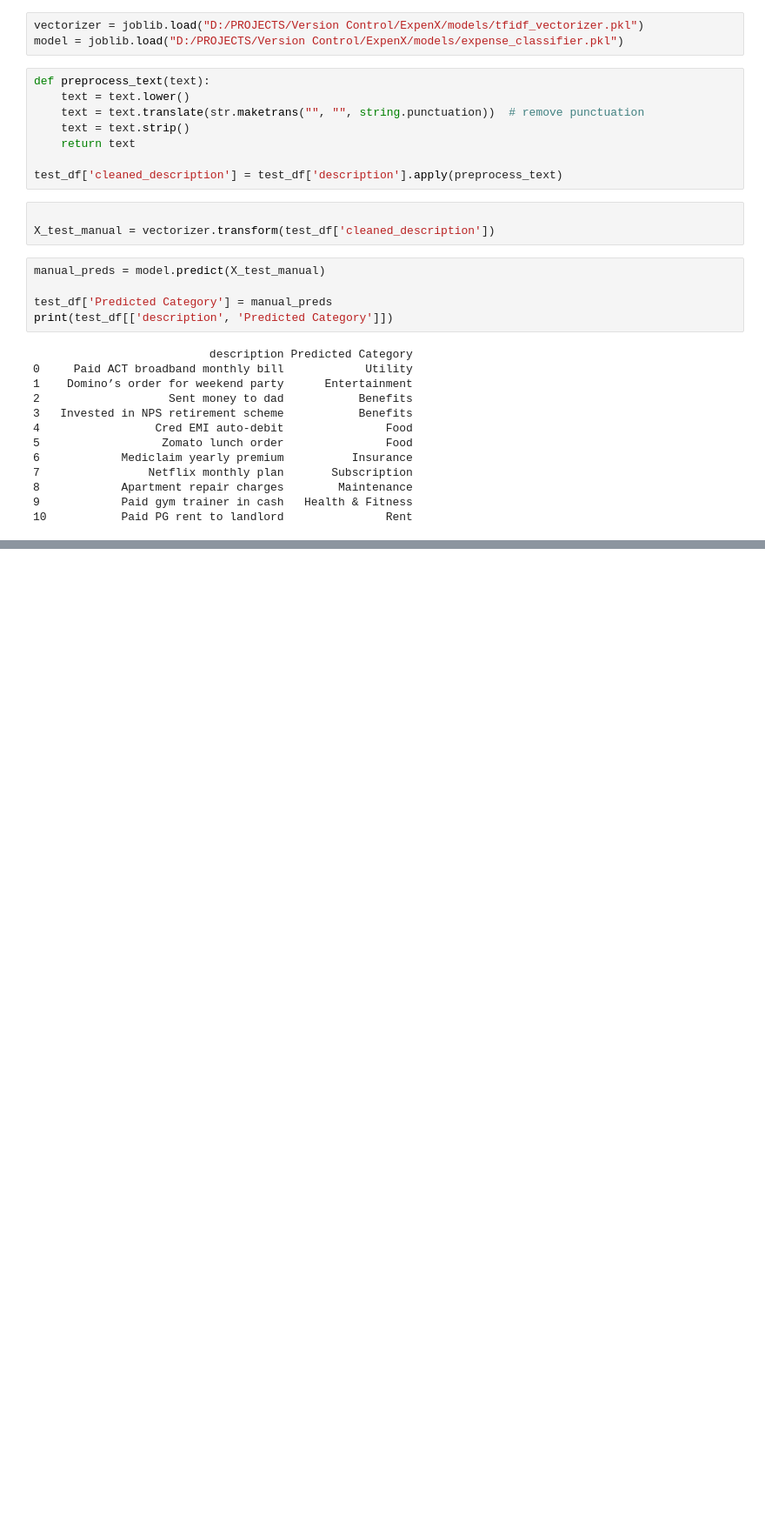
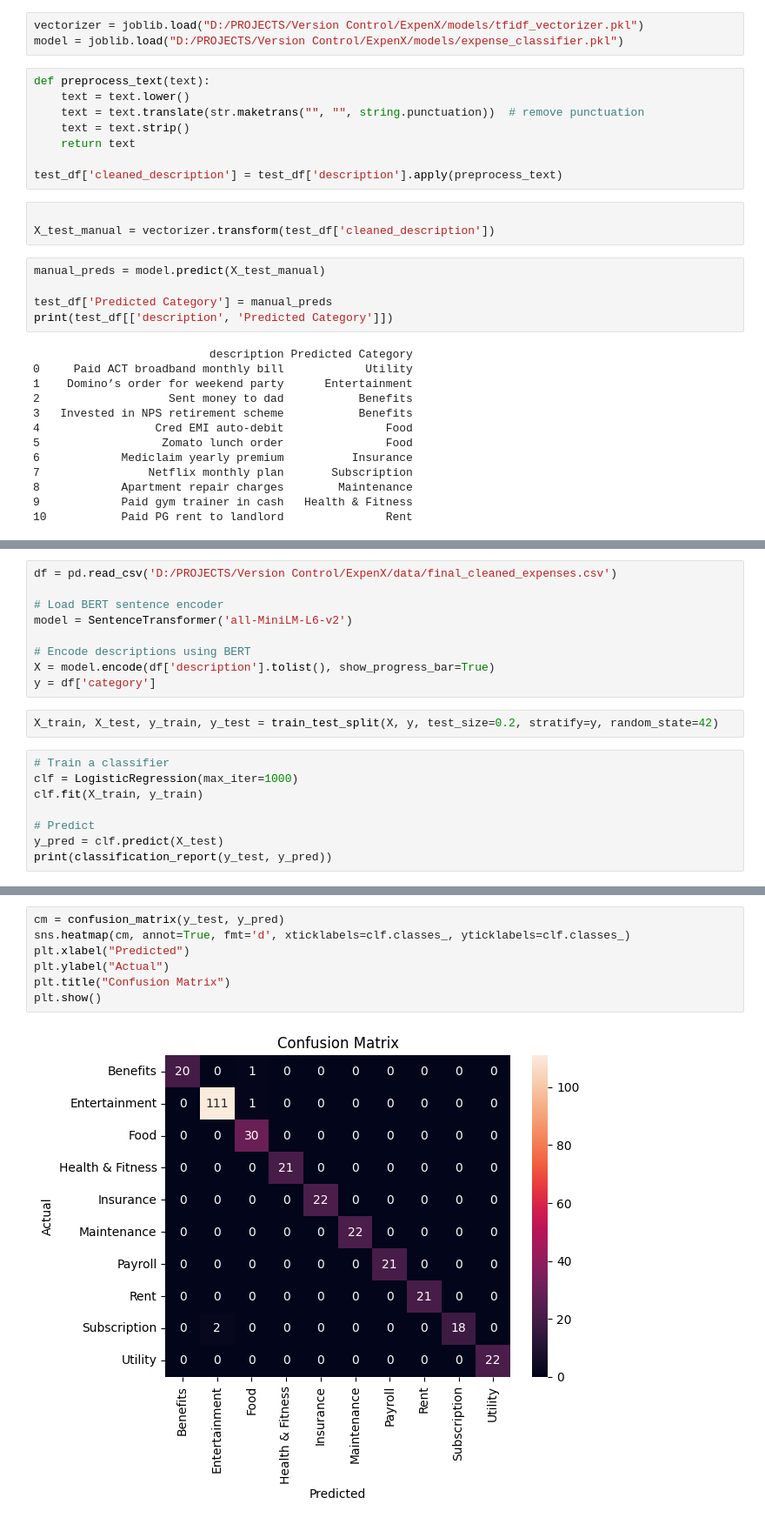
Before and after one commit to TensorNaut/ExpenX, a Jupyter notebook: Notebook/02_train_classifier.ipynb, the cells around one changed output, grey strips where cells are left out. Shown at 87% size. Cells and saved outputs as stored; diff of their text form; blank space fills up the shorter version.

Commit message:
updated classifier, changed to bert based classifier

```diff
--- a/Notebook/02_train_classifier.ipynb
+++ b/Notebook/02_train_classifier.ipynb
@@ -133,0 +140,19 @@ print(test_df[['description', 'Predicted Category']])
+# %%
+df = pd.read_csv('D:/PROJECTS/Version Control/ExpenX/data/final_cleaned_expenses.csv')
+
+# Load BERT sentence encoder
+model = SentenceTransformer('all-MiniLM-L6-v2')
+
+# Encode descriptions using BERT
+X = model.encode(df['description'].tolist(), show_progress_bar=True)
+y = df['category']
+# %%
+X_train, X_test, y_train, y_test = train_test_split(X, y, test_size=0.2, stratify=y, random_state=42)
+# %%
+# Train a classifier
+clf = LogisticRegression(max_iter=1000)
+clf.fit(X_train, y_train)
+
+# Predict
+y_pred = clf.predict(X_test)
+print(classification_report(y_test, y_pred))
@@ -133,0 +176,9 @@ print(test_df[['description', 'Predicted Category']])
+# %%
+cm = confusion_matrix(y_test, y_pred)
+sns.heatmap(cm, annot=True, fmt='d', xticklabels=clf.classes_, yticklabels=clf.classes_)
+plt.xlabel("Predicted")
+plt.ylabel("Actual")
+plt.title("Confusion Matrix")
+plt.show()
+# %% [output]
+[figure, added]
```
Also changed, not shown: parts of 9 cells of this notebook, 13 other files.
